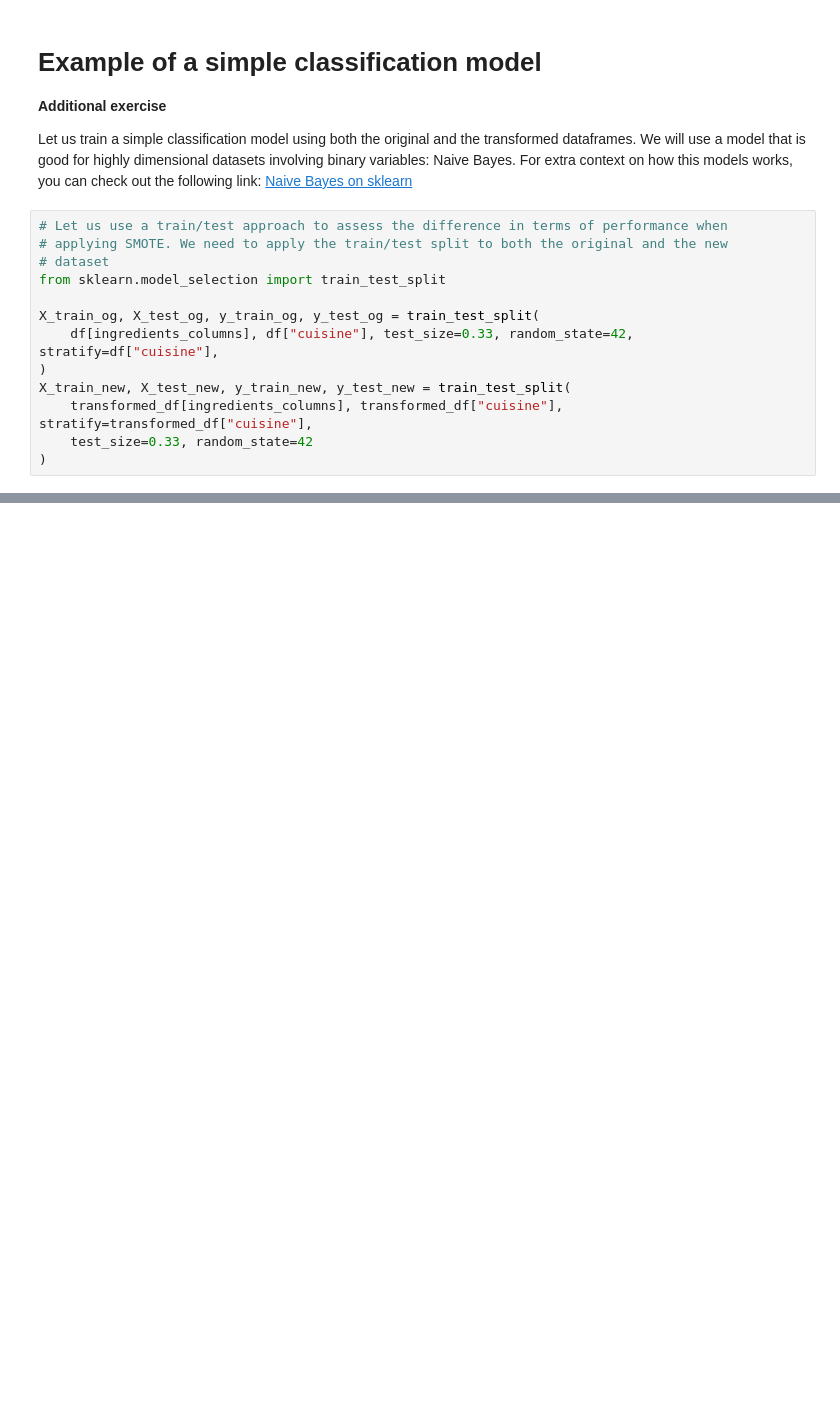
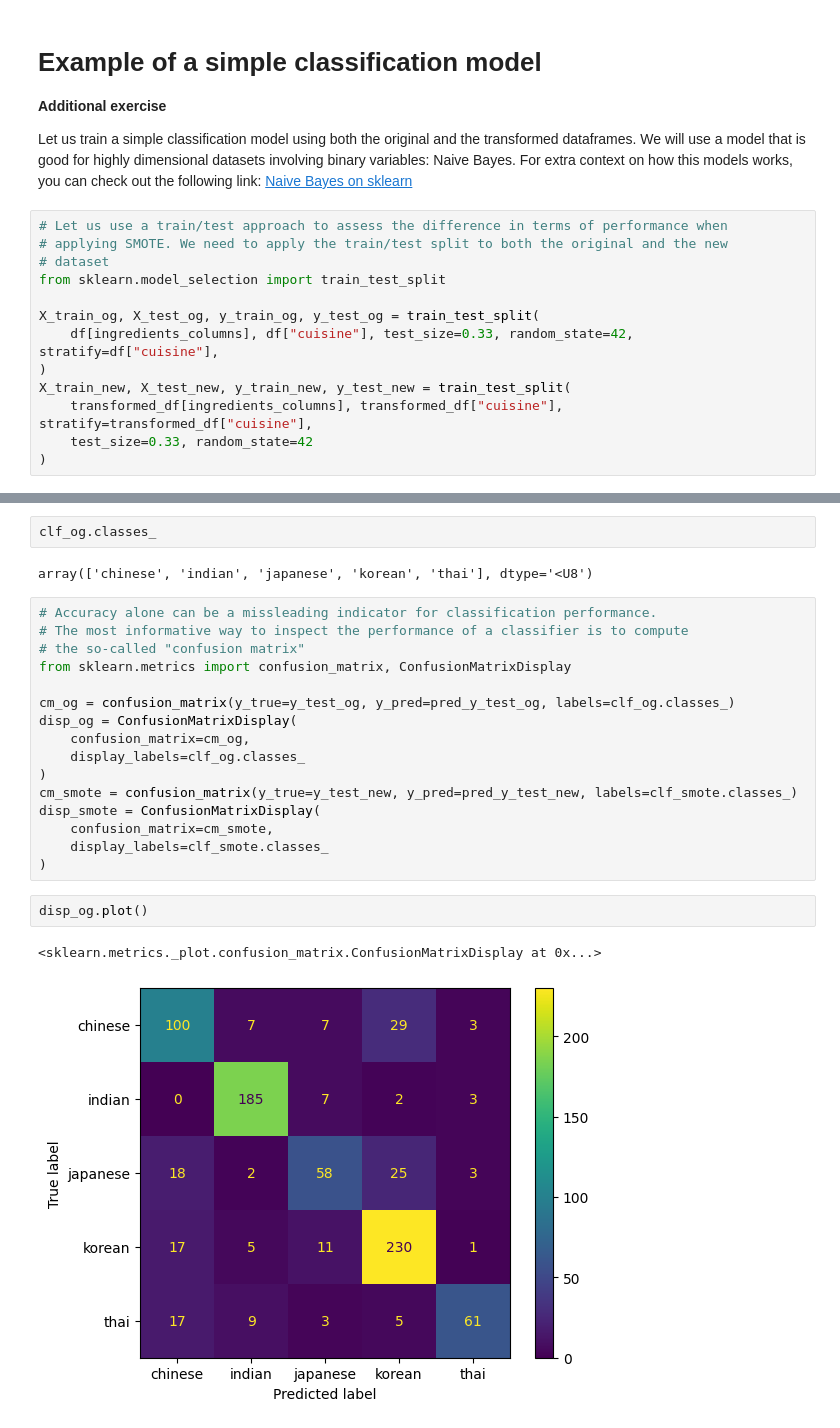
Before and after one commit to oscarbmo-redi/redi-ml, a Jupyter notebook: classification/intro_to_classification.ipynb, the cells around one changed output, grey strips where cells are left out. Saved outputs shown, nothing was run; the diff lists cells and outputs as text; blank space fills up the shorter version.

Commit message:
Add confusion matrix computation

```diff
--- a/classification/intro_to_classification.ipynb
+++ b/classification/intro_to_classification.ipynb
@@ -403,0 +404,25 @@ Accuracy SMOTE:  0.756633813495072
+# %%
+clf_og.classes_
+# %% [output]
+array(['chinese', 'indian', 'japanese', 'korean', 'thai'], dtype='<U8')
+# %%
+# Accuracy alone can be a missleading indicator for classification performance.
+# The most informative way to inspect the performance of a classifier is to compute
+# the so-called "confusion matrix"
+from sklearn.metrics import confusion_matrix, ConfusionMatrixDisplay
+
+cm_og = confusion_matrix(y_true=y_test_og, y_pred=pred_y_test_og, labels=clf_og.classes_)
+disp_og = ConfusionMatrixDisplay(
+    confusion_matrix=cm_og,
+    display_labels=clf_og.classes_
+)
+cm_smote = confusion_matrix(y_true=y_test_new, y_pred=pred_y_test_new, labels=clf_smote.classes_)
+disp_smote = ConfusionMatrixDisplay(
+    confusion_matrix=cm_smote,
+    display_labels=clf_smote.classes_
+)
+# %%
+disp_og.plot()
+# %% [output]
+<sklearn.metrics._plot.confusion_matrix.ConfusionMatrixDisplay at 0x...>
+[figure, added]
```
Also changed, not shown: parts of 9 cells of this notebook.
